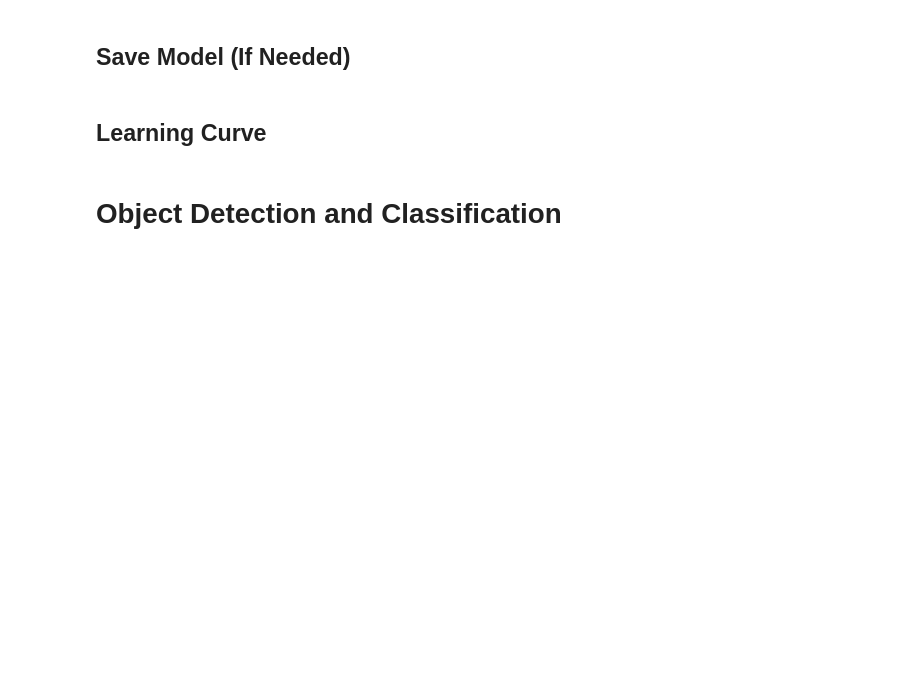
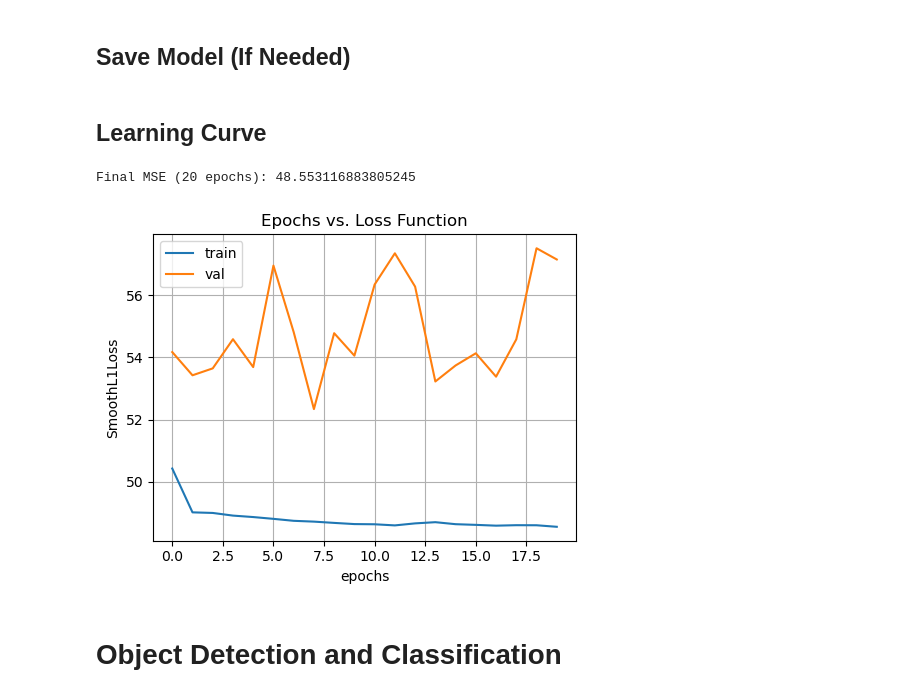
Before and after one commit to westscotty/ece523TermProject, a Jupyter notebook: termProject.ipynb, the cells around one changed output. Cells and saved outputs as stored; diff of their text form; code cells hidden in the pictures; blank space fills up the shorter version.

```diff
--- a/termProject.ipynb
+++ b/termProject.ipynb
@@ -102,12 +106,12 @@ loadClassifierModel = True
 ## Detector Params
 # %%
 batchSizeDetect = 1
-maxEpochsDetect = 10
+maxEpochsDetect = 20
 learnRateDetect = 0.001
-detectorModelPath = './DetectionModel_20240504_new.pt'
+detectorModelPath = './DetectionModel_20240505_new.pt'
 
-saveDetectionModel = True
-loadDetectionModel = False
+saveDetectionModel = False
+loadDetectionModel = True
 # %% [markdown]
 ## Check to see if input images are the same size
 # %%
@@ -775,7 +851,6 @@ class Detector(nn.Module):
     def __init__(self, max_objects):
         super(Detector, self).__init__()
 
-        self.batchNorm = nn.BatchNorm2d(1)
         resnet = models.resnet18(weights='DEFAULT')
 
         self.relu = nn.ReLU(inplace=True)
@@ -792,11 +867,10 @@ class Detector(nn.Module):
         self.max_objects = max_objects
 
         self.bb = nn.Sequential(nn.Linear(512, 64),
-                                nn.ReLU(inplace=False),
-                                nn.Linear(64, 5*max_objects))
+                                nn.ReLU(inplace=True),
+                                nn.Linear(64, 4*max_objects))
 
     def forward(self, x):
-        x = self.batchNorm(x)
         x = self.features(x)
         x = self.relu(x)
         x = F.adaptive_avg_pool2d(x, (1, 1))
@@ -812,5 +886,5 @@ detector = detector.cpu()
 if str(device) == 'cuda':
     detector = detector.to(device)
 
-summary(detector, (1,320,320))
+summary(detector, (1,640,640))
 print()
@@ -817,2 +909,13 @@ print()
 # %% [markdown]
 ## Set Criterion and Optimizer
+# %%
+# Define the loss function
+criterionDetector = nn.SmoothL1Loss()
+print(f'\nCriterion: {criterionDetector}')
+
+# Define optimizer and learning rate scheduler
+optimizerDetector = optim.Adam(detector.parameters(), lr=learnRateDetect)
+print(f'\nOptimizer: {optimizerDetector}')
+
+schedulerDetector = torch.optim.lr_scheduler.ReduceLROnPlateau(optimizerDetector, mode='min')
+print(f'\nscheduler: {schedulerDetector}')
@@ -919,7 +1031,6 @@ if loadDetectionModel:
 # %% [markdown]
 ## Train Detector Model
 # %%
-detector = detector.to(device)
 criterionDetector = criterionDetector.to(device)
 
 if not loadDetectionModel:
@@ -941,16 +1052,16 @@ if not loadDetectionModel:
                 num = num.to(device)
 
             outputs = detector(images)
-            outputs = outputs.view(-1, maxObjects, 5)
-            outputs = outputs[:,:num,:]
-            outputs = torch.flatten(outputs)
-            bboxes = torch.flatten(bboxes)
+            outputs = torch.flatten(outputs)[:4*num]
+            bboxes = torch.flatten(bboxes)[:4*num]
             loss = criterionDetector(outputs, bboxes)
             loss.backward()
             optimizerDetector.step()
             lossVal = loss.item()
+
             epochLoss.append(float(lossVal))
         trainLossDetector.append(np.mean(epochLoss))
+        schedulerDetector.step(trainLossDetector[-1])
 
         detector.eval()
         with torch.no_grad():
@@ -961,11 +1072,8 @@ if not loadDetectionModel:
                     testNum = testNum.to(device)
 
                 testOutputs = detector(testImages)
-                testOutputs = testOutputs.view(-1, maxObjects, 5)
-                testOutputs = testOutputs[:,:testNum,:]
-                testOutputs = torch.flatten(testOutputs)
-                testBoxes = torch.flatten(testBoxes)
-
+                testOutputs = torch.flatten(testOutputs)[:4*testNum]
+                testBoxes = torch.flatten(testBoxes)[:4*testNum]
                 lossVal = criterionDetector(testOutputs, testBoxes)
 
                 if str(device) == 'cuda':
@@ -998,19 +1106,22 @@ if saveDetectionModel:
 # %%
 if not loadDetectionModel:
     print(f'Final MSE ({maxEpochsDetect} epochs): {trainLossDetector[-1]}\n')
 
-    f = plt.figure(figsize=(10,8))
+    f = plt.figure(figsize=(5,4))
     plt.plot(trainLossDetector, label="train")
     plt.plot(testLossDetector, label="val")
     plt.xlabel("epochs")
     plt.ylabel("SmoothL1Loss")
     plt.title("Epochs vs. Loss Function")
     plt.legend()
     plt.grid()
     plt.tight_layout()
     if saveImagesVideos:
         plt.savefig(f'{samplesDir}/detect_loss')
     plt.show()
+# %% [output]
+Final MSE (20 epochs): 48.553116883805245
+[figure, added]
 # %% [markdown]
 # Object Detection and Classification
 # %% [markdown]
```
Also changed, not shown: parts of 26 cells of this notebook, 5 other files.
